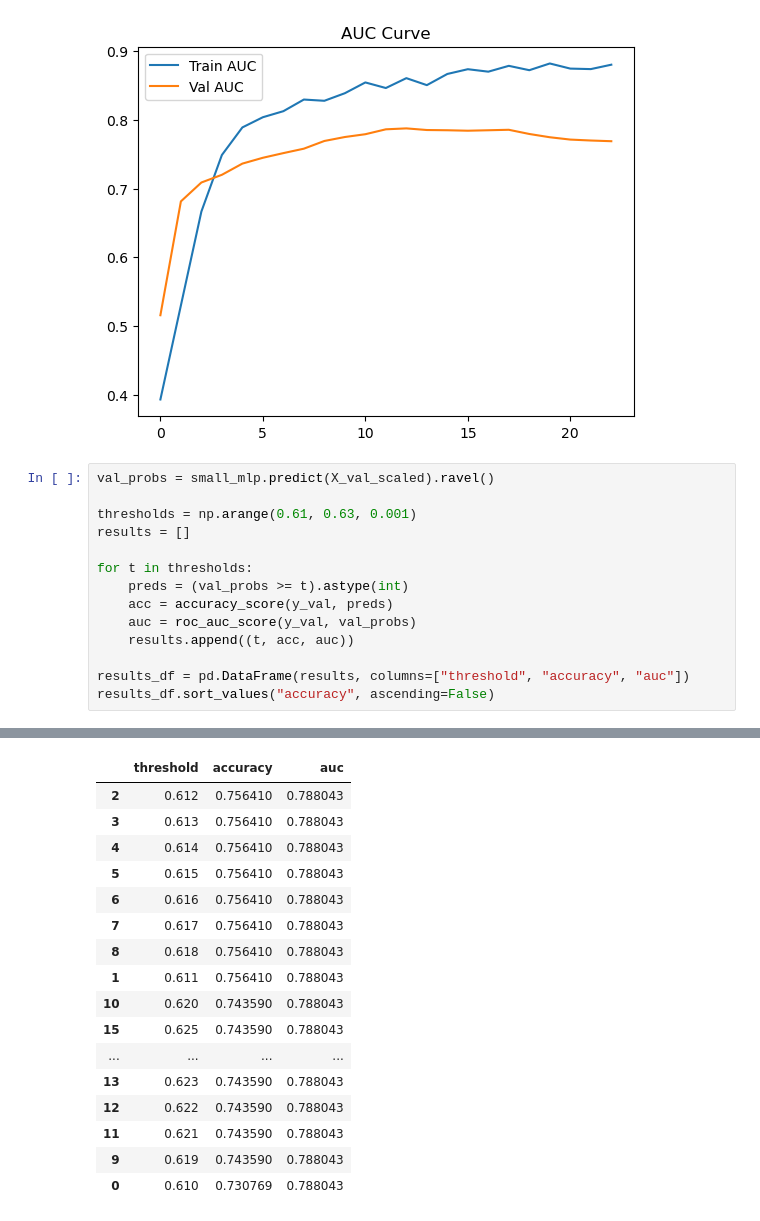
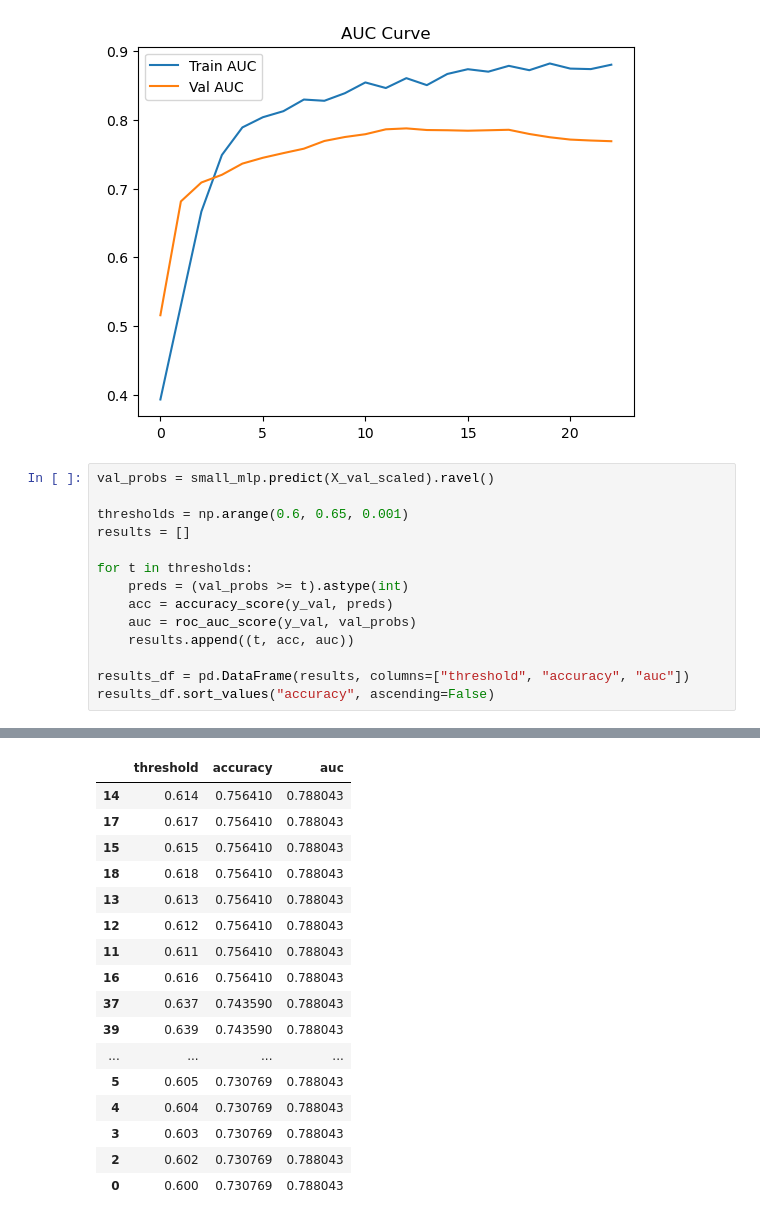
Before and after one commit to trinabh12/Pediatric-Appendicitis-Prediction-and-Diagnosis-using-Machine-Learning, a Jupyter notebook: notebooks/MLP_for_phase1_test.ipynb, the cells around one changed output, grey strips where cells are left out. Cells and saved outputs as stored; diff of their text form.

```diff
--- a/notebooks/MLP_for_phase1_test.ipynb
+++ b/notebooks/MLP_for_phase1_test.ipynb
@@ -176,7 +176,7 @@ plt.show()
 # %%
 val_probs = small_mlp.predict(X_val_scaled).ravel()
 
-thresholds = np.arange(0.61, 0.63, 0.001)
+thresholds = np.arange(0.6, 0.65, 0.001)
 results = []
 
 for t in thresholds:
@@ -192,17 +192,17 @@ results_df.sort_values("accuracy", ascending=False)
 |  | threshold | accuracy | auc |
-| 2 | 0.612 | 0.756410 | 0.788043 |
-| 3 | 0.613 | 0.756410 | 0.788043 |
-| 4 | 0.614 | 0.756410 | 0.788043 |
-| 5 | 0.615 | 0.756410 | 0.788043 |
-| 6 | 0.616 | 0.756410 | 0.788043 |
-| 7 | 0.617 | 0.756410 | 0.788043 |
-| 8 | 0.618 | 0.756410 | 0.788043 |
-| 1 | 0.611 | 0.756410 | 0.788043 |
-| 10 | 0.620 | 0.743590 | 0.788043 |
-| 15 | 0.625 | 0.743590 | 0.788043 |
+| 14 | 0.614 | 0.756410 | 0.788043 |
+| 17 | 0.617 | 0.756410 | 0.788043 |
+| 15 | 0.615 | 0.756410 | 0.788043 |
+| 18 | 0.618 | 0.756410 | 0.788043 |
+| 13 | 0.613 | 0.756410 | 0.788043 |
+| 12 | 0.612 | 0.756410 | 0.788043 |
+| 11 | 0.611 | 0.756410 | 0.788043 |
+| 16 | 0.616 | 0.756410 | 0.788043 |
+| 37 | 0.637 | 0.743590 | 0.788043 |
+| 39 | 0.639 | 0.743590 | 0.788043 |
 | ... | ... | ... | ... |
-| 13 | 0.623 | 0.743590 | 0.788043 |
-| 12 | 0.622 | 0.743590 | 0.788043 |
-| 11 | 0.621 | 0.743590 | 0.788043 |
-| 9 | 0.619 | 0.743590 | 0.788043 |
-| 0 | 0.610 | 0.730769 | 0.788043 |
+| 5 | 0.605 | 0.730769 | 0.788043 |
+| 4 | 0.604 | 0.730769 | 0.788043 |
+| 3 | 0.603 | 0.730769 | 0.788043 |
+| 2 | 0.602 | 0.730769 | 0.788043 |
+| 0 | 0.600 | 0.730769 | 0.788043 |
```
Also changed, not shown: parts of 18 cells of this notebook, 1 other file.
